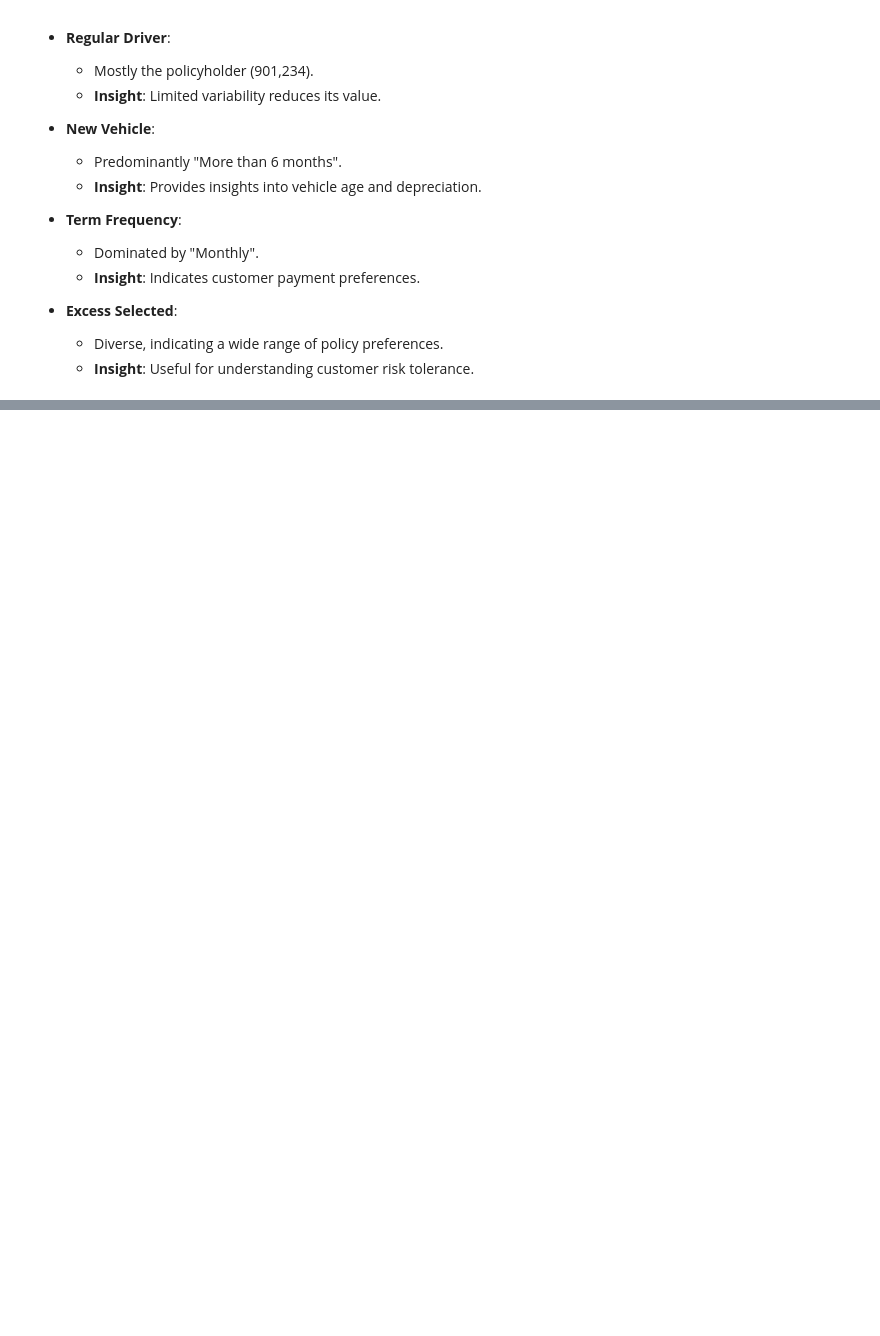
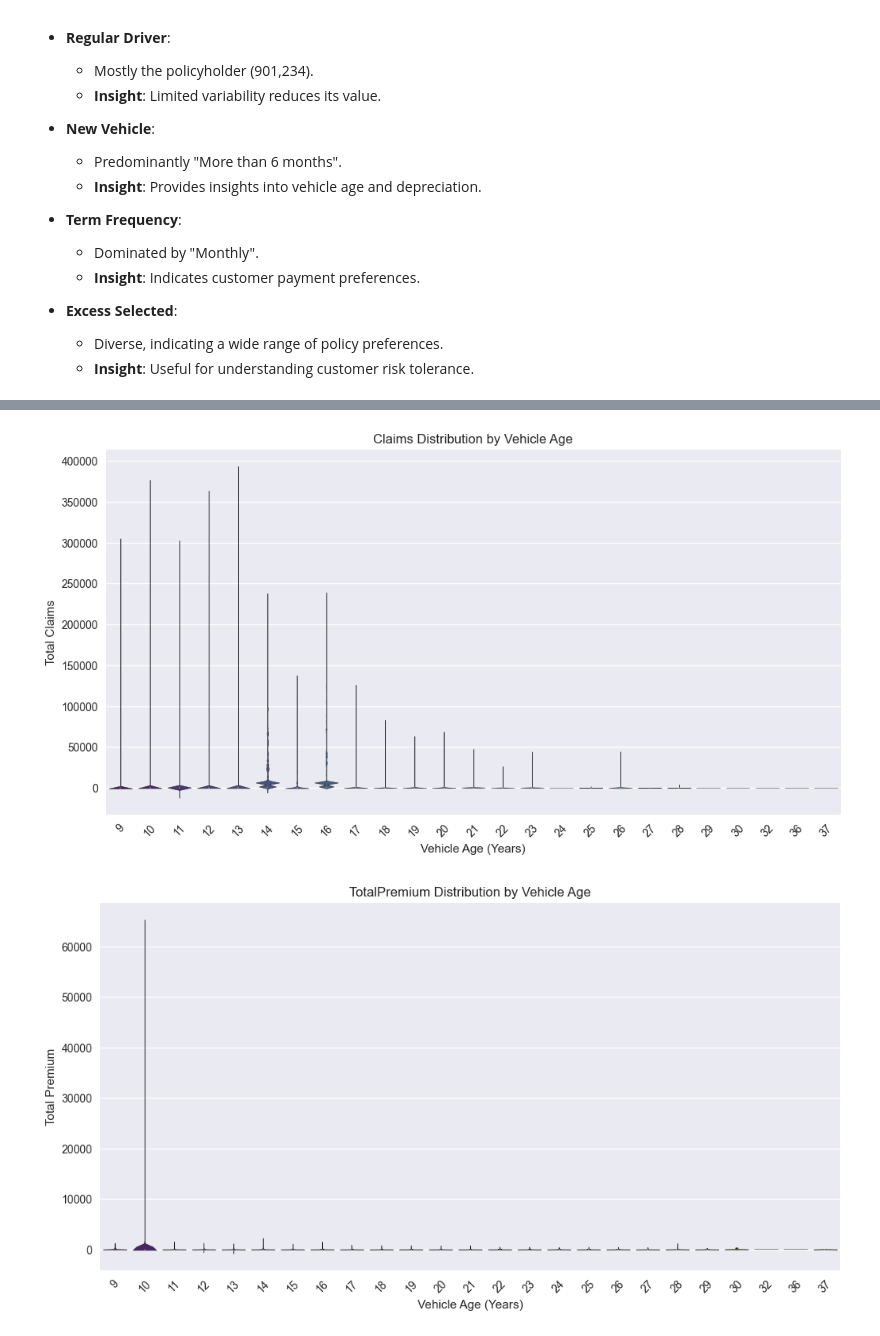
Before and after one commit to shewanek/KAIM_W3_CarInsurance_Marketing_Insights, a Jupyter notebook: notebooks/insurance_EDA.ipynb, the cells around one changed output, grey strips where cells are left out. Cells and saved outputs as stored; diff of their text form; code cells hidden in the pictures; blank space fills up the shorter version.

```diff
--- a/notebooks/insurance_EDA.ipynb
+++ b/notebooks/insurance_EDA.ipynb
@@ -355,0 +392,5 @@ analysis.bivariate_analysis()
+# %%
+analysis.creative_visualizations()
+# %% [output]
+[figure, added]
+[figure, added]
```
Also changed, not shown: parts of 5 cells of this notebook, 1 other file.
